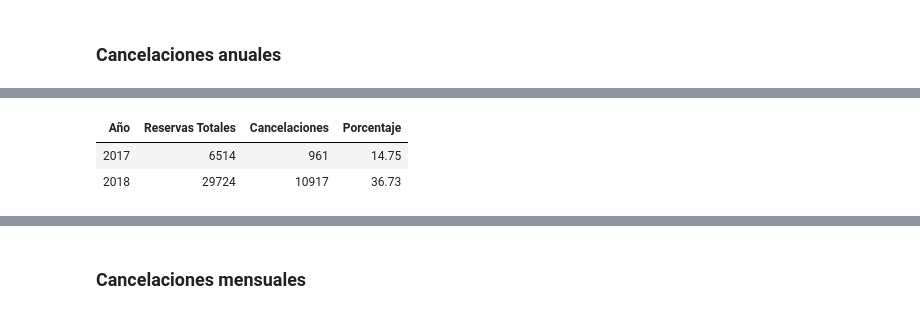
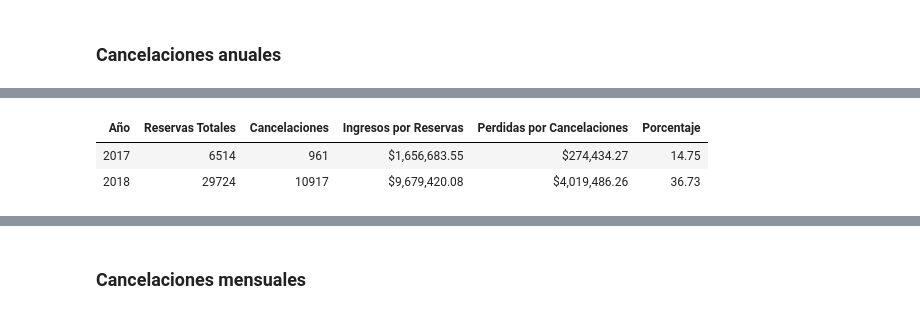
Before and after one commit to YacoCappelletti/analisis_reservas_hotel_dev, a Jupyter notebook: analisis_reservas_hotel.ipynb, the cells around one changed output, grey strips where cells are left out. Drawn from its saved outputs; the diff is of its cells as text; code cells hidden in the pictures.

```diff
--- a/analisis_reservas_hotel.ipynb
+++ b/analisis_reservas_hotel.ipynb
@@ -610,26 +610,39 @@ display(HTML(html_output))
 # %% [output]
 [interactive output not drawn]
 # %%
+df['total_revenue'] = df['avg_price_per_room'] * (df['no_of_weekend_nights'] + df['no_of_week_nights'])
+
 reservations_summary = df.groupby('arrival_year').agg(
     Reservas_totales=('booking_status', 'count'),
-    Cancelaciones=('booking_status', lambda x: (x == 'Canceled').sum())
+    Cancelaciones=('booking_status', lambda x: (x == 'Canceled').sum()),
+    Ingresos=('total_revenue', lambda x: x.sum()),
+    Perdidas=('total_revenue', lambda x: x[df['booking_status'] == 'Canceled'].sum())
 ).reset_index()
 
 reservations_summary['Porcentaje'] = (reservations_summary['Cancelaciones'] /
                                      reservations_summary['Reservas_totales'] * 100).round(2)
 
-reservations_summary = reservations_summary.rename(columns={'arrival_year': 'Año', 'Reservas_totales': 'Reservas Totales'})
+reservations_summary = reservations_summary.rename(columns={
+    'arrival_year': 'Año',
+    'Reservas_totales': 'Reservas Totales',
+    'Ingresos': 'Ingresos por Reservas',
+    'Perdidas': 'Perdidas por Cancelaciones'
+})
+
+
+reservations_summary['Ingresos por Reservas'] = reservations_summary['Ingresos por Reservas'].apply(lambda x: f"${x:,.2f}")
+reservations_summary['Perdidas por Cancelaciones'] = reservations_summary['Perdidas por Cancelaciones'].apply(lambda x: f"${x:,.2f}")
 
 html_table = reservations_summary.to_html(index=False, classes='table table-striped')
 
 centered_table = f"""
 <div style="display: flex; justify-content: center; align-items: center; width: 100%; margin: 20px 0;">
     {html_table}
 </div>
 """
 
 display(HTML(centered_table))
 # %% [output]
-| Año | Reservas Totales | Cancelaciones | Porcentaje |
-| 2017 | 6514 | 961 | 14.75 |
-| 2018 | 29724 | 10917 | 36.73 |
+| Año | Reservas Totales | Cancelaciones | Ingresos por Reservas | Perdidas por Cancelaciones | Porcentaje |
+| 2017 | 6514 | 961 | $1,656,683.55 | $274,434.27 | 14.75 |
+| 2018 | 29724 | 10917 | $9,679,420.08 | $4,019,486.26 | 36.73 |
```
Also changed, not shown: parts of 27 cells of this notebook.
